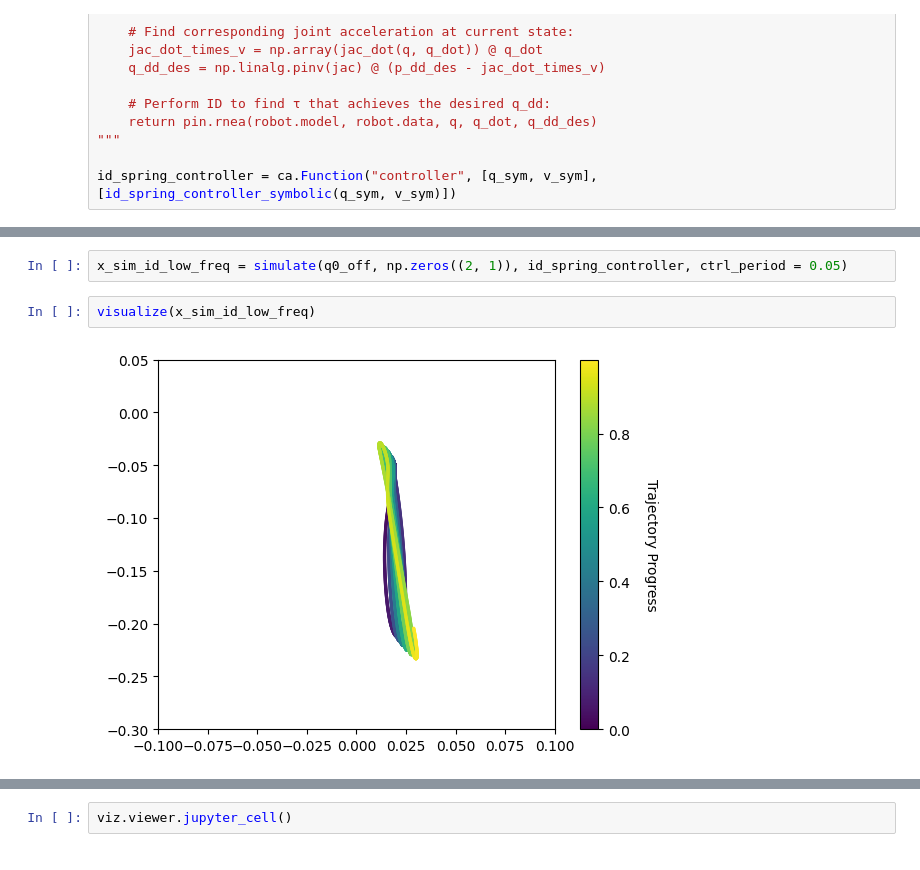
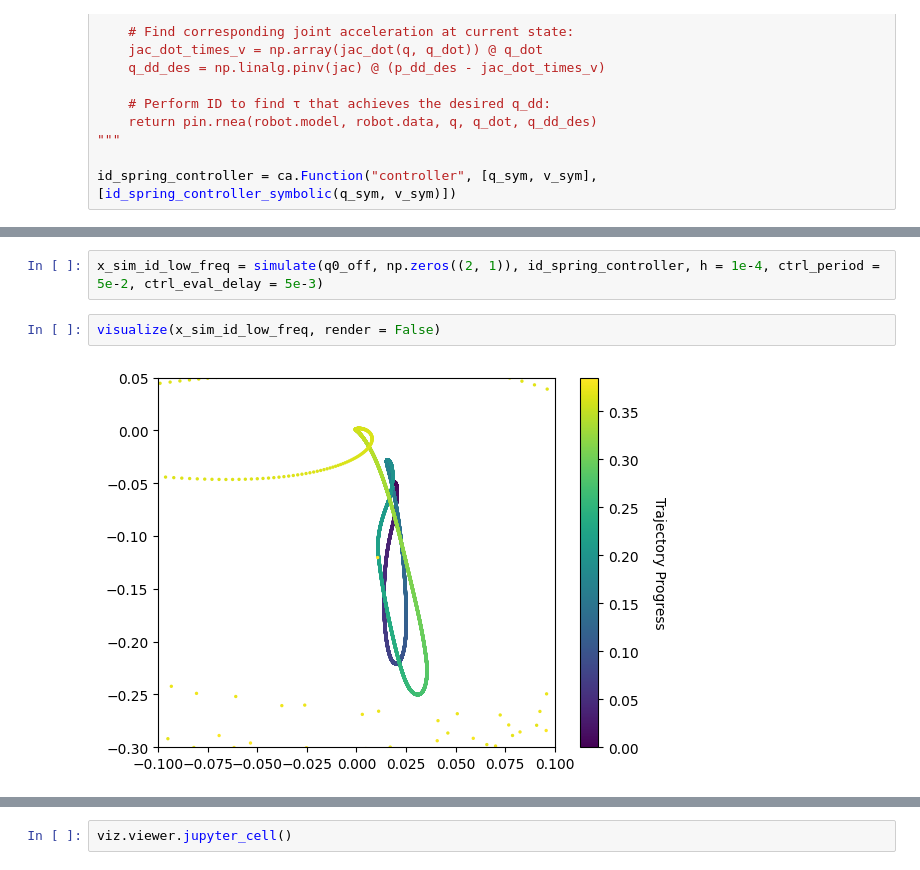
Before and after one commit to rkourdis/linearise_spring, a Jupyter notebook: solo_leg_spring.ipynb, the cells around one changed output, grey strips where cells are left out. Cells and saved outputs as stored; diff of their text form.

Commit message:
Simulate calculation & communication delay.

```diff
--- a/solo_leg_spring.ipynb
+++ b/solo_leg_spring.ipynb
@@ -190,8 +231,8 @@ visualize(x_sim_id)
 # %% [output]
 [figure]
 # %%
-x_sim_id_low_freq = simulate(q0_off, np.zeros((2, 1)), id_spring_controller, ctrl_period = 0.05)
+x_sim_id_low_freq = simulate(q0_off, np.zeros((2, 1)), id_spring_controller, h = 1e-4, ctrl_period = 5e-2, ctrl_eval_delay = 5e-3)
 # %%
-visualize(x_sim_id_low_freq)
+visualize(x_sim_id_low_freq, render = False)
 # %% [output]
-[figure, old version]
+[figure, new version]
```
Also changed, not shown: parts of 7 cells of this notebook.
